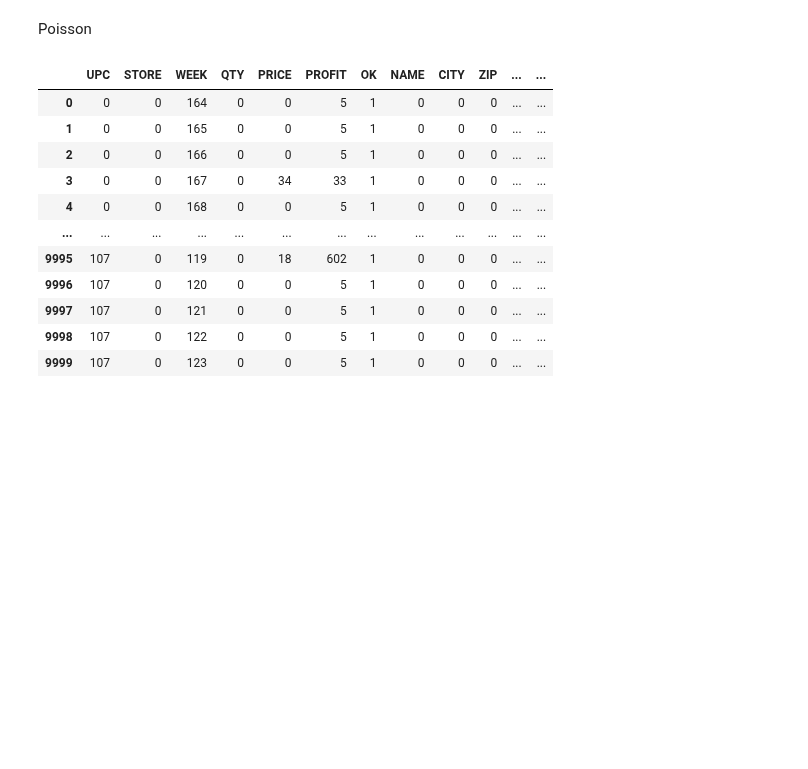
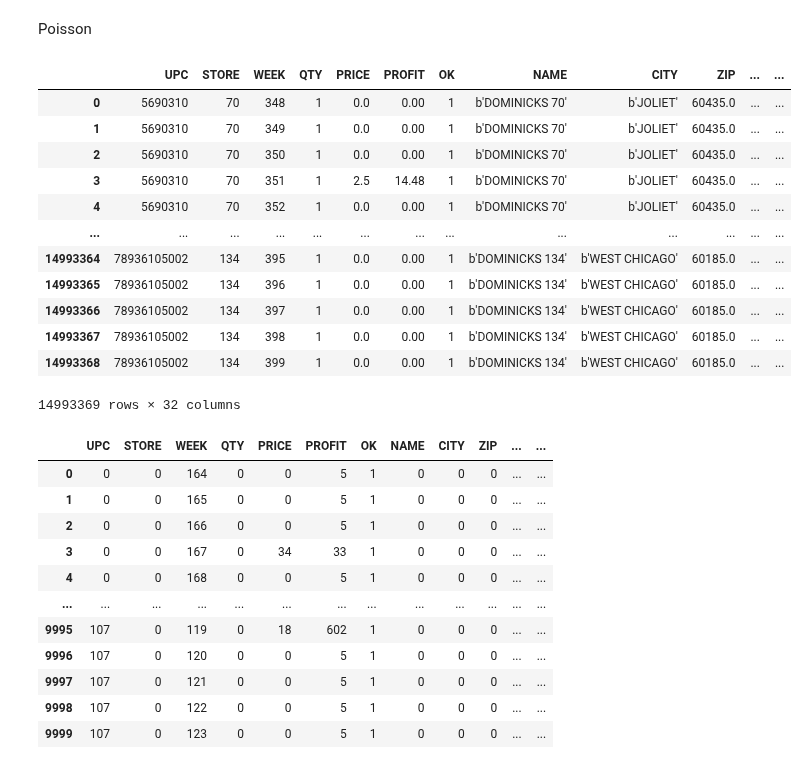
Before and after one commit to porterjenkins/deep_uncertainty, a Jupyter notebook: deep_uncertainty/notebooks/baseline_testing.ipynb, the cells around one changed output. Saved outputs shown, nothing was run; the diff lists cells and outputs as text; code cells hidden in the pictures; blank space fills up the shorter version.

```diff
--- a/deep_uncertainty/notebooks/baseline_testing.ipynb
+++ b/deep_uncertainty/notebooks/baseline_testing.ipynb
@@ -146,3 +156,18 @@ sales = pd.read_csv('deep_uncertainty/data/dominicks/cleaned_bath_counts.csv', l
 # %%
 sales = sales.drop(columns=['SALE', 'PRICE_HEX', 'PROFIT_HEX'], axis=1)
 big_sales = sales.copy()
+big_sales
+# %% [output]
+|  | UPC | STORE | WEEK | QTY | PRICE | PROFIT | OK | NAME | CITY | ZIP | ... | ... |
+| 0 | 5690310 | 70 | 348 | 1 | 0.0 | 0.00 | 1 | b'DOMINICKS 70' | b'JOLIET' | 60435.0 | ... | ... |
+| 1 | 5690310 | 70 | 349 | 1 | 0.0 | 0.00 | 1 | b'DOMINICKS 70' | b'JOLIET' | 60435.0 | ... | ... |
+| 2 | 5690310 | 70 | 350 | 1 | 0.0 | 0.00 | 1 | b'DOMINICKS 70' | b'JOLIET' | 60435.0 | ... | ... |
+| 3 | 5690310 | 70 | 351 | 1 | 2.5 | 14.48 | 1 | b'DOMINICKS 70' | b'JOLIET' | 60435.0 | ... | ... |
+| 4 | 5690310 | 70 | 352 | 1 | 0.0 | 0.00 | 1 | b'DOMINICKS 70' | b'JOLIET' | 60435.0 | ... | ... |
+| ... | ... | ... | ... | ... | ... | ... | ... | ... | ... | ... | ... | ... |
+| 14993364 | 78936105002 | 134 | 395 | 1 | 0.0 | 0.00 | 1 | b'DOMINICKS 134' | b'WEST CHICAGO' | 60185.0 | ... | ... |
+| 14993365 | 78936105002 | 134 | 396 | 1 | 0.0 | 0.00 | 1 | b'DOMINICKS 134' | b'WEST CHICAGO' | 60185.0 | ... | ... |
+| 14993366 | 78936105002 | 134 | 397 | 1 | 0.0 | 0.00 | 1 | b'DOMINICKS 134' | b'WEST CHICAGO' | 60185.0 | ... | ... |
+| 14993367 | 78936105002 | 134 | 398 | 1 | 0.0 | 0.00 | 1 | b'DOMINICKS 134' | b'WEST CHICAGO' | 60185.0 | ... | ... |
+| 14993368 | 78936105002 | 134 | 399 | 1 | 0.0 | 0.00 | 1 | b'DOMINICKS 134' | b'WEST CHICAGO' | 60185.0 | ... | ... |
+14993369 rows × 32 columns
```
Also changed, not shown: parts of 33 cells of this notebook.
